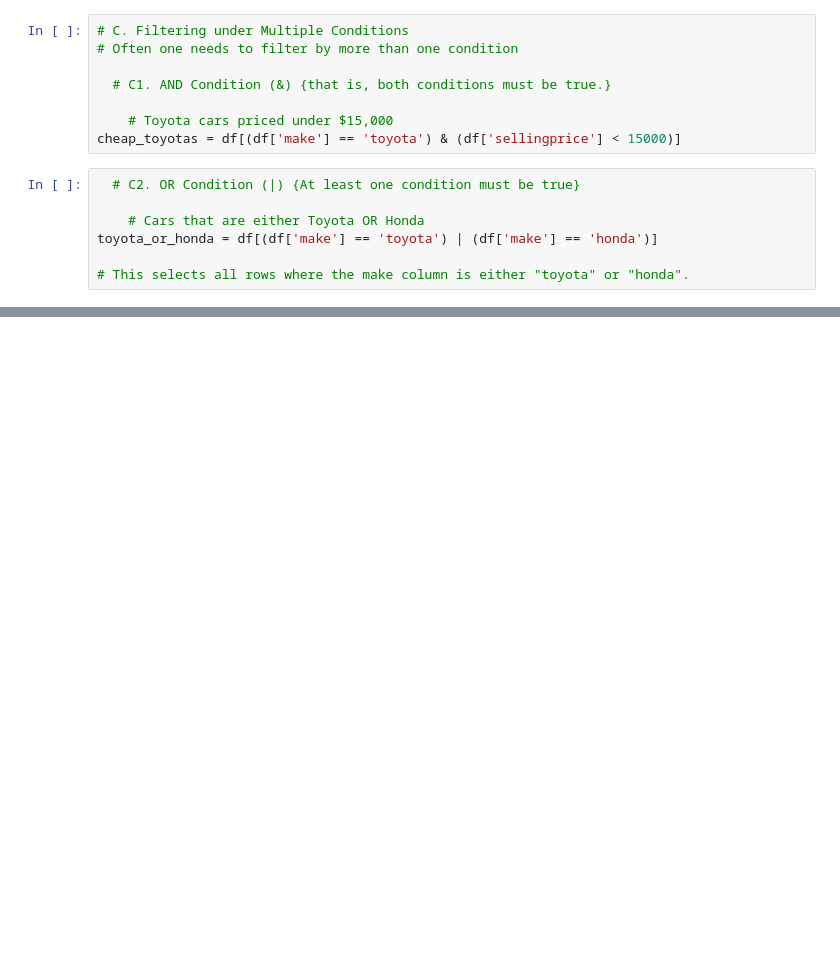
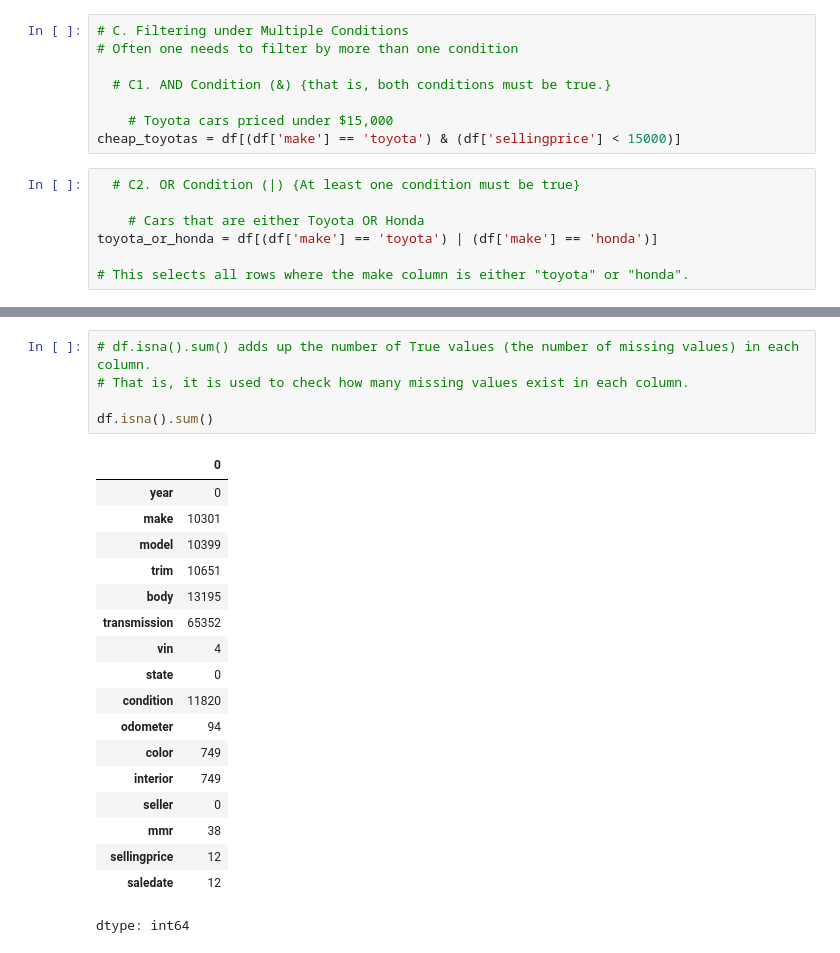
Before and after one commit to benedictamobi-madu-cloud/Git-GitHub, a Jupyter notebook: Pandas_Data_Manipulation.ipynb, the cells around one changed output, grey strips where cells are left out. Cells and saved outputs as stored; diff of their text form; blank space fills up the shorter version.

```diff
--- a/Pandas_Data_Manipulation.ipynb
+++ b/Pandas_Data_Manipulation.ipynb
@@ -328,0 +351,24 @@ toyota_or_honda = df[(df['make'] == 'toyota') | (df['make'] == 'honda')]
+# %%
+# df.isna().sum() adds up the number of True values (the number of missing values) in each column.
+# That is, it is used to check how many missing values exist in each column.
+
+df.isna().sum()
+# %% [output]
+|  | 0 |
+| year | 0 |
+| make | 10301 |
+| model | 10399 |
+| trim | 10651 |
+| body | 13195 |
+| transmission | 65352 |
+| vin | 4 |
+| state | 0 |
+| condition | 11820 |
+| odometer | 94 |
+| color | 749 |
+| interior | 749 |
+| seller | 0 |
+| mmr | 38 |
+| sellingprice | 12 |
+| saledate | 12 |
+dtype: int64
```
Also changed, not shown: parts of 35 cells of this notebook.
